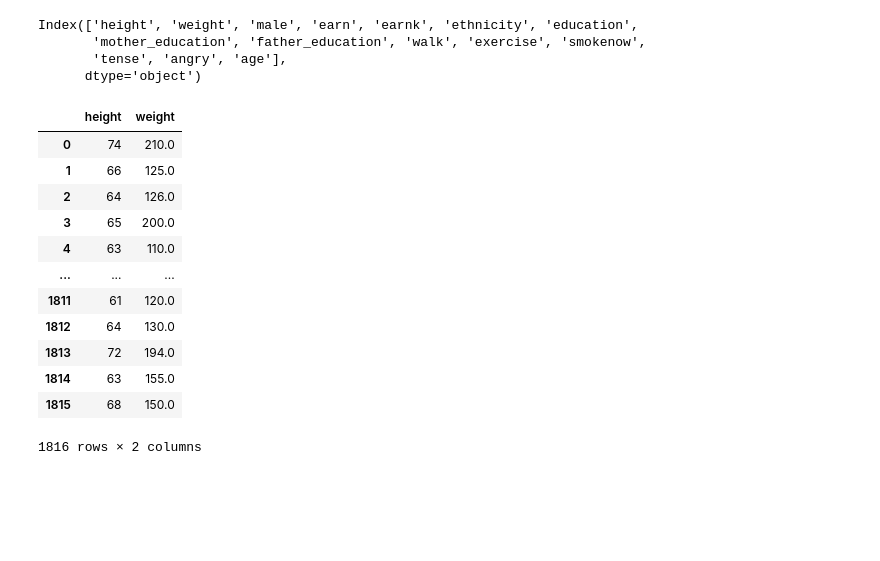
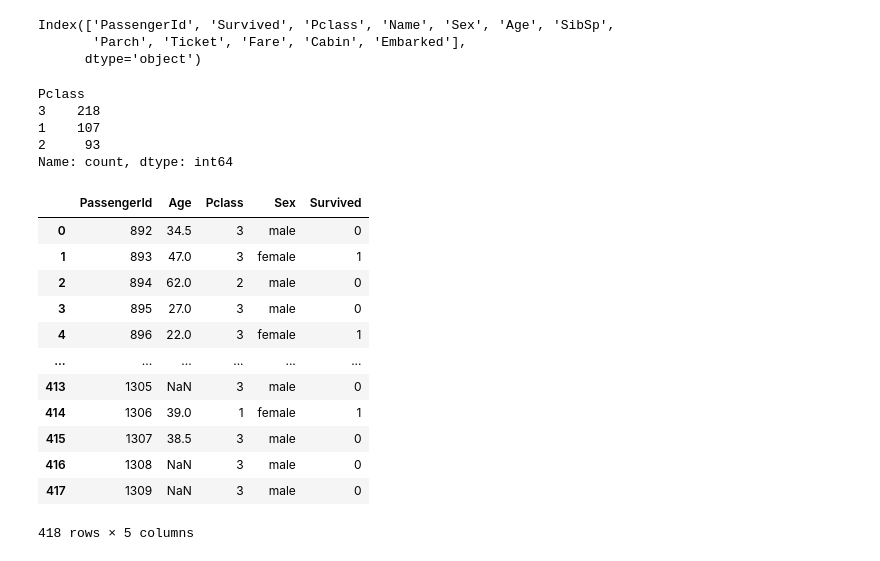
Before and after one commit to rownlet/desafioLatam, a Jupyter notebook: Tutoria_6_python_estadistica_g82.ipynb, the cells around one changed output. Drawn from its saved outputs; the diff is of its cells as text; code cells hidden in the pictures; blank space fills up the shorter version.

```diff
--- a/Tutoria_6_python_estadistica_g82.ipynb
+++ b/Tutoria_6_python_estadistica_g82.ipynb
@@ -237,27 +29,34 @@ sns.pairplot(df2)
 # %%
-df2.columns
+data.columns
 # %% [output]
-Index(['height', 'weight', 'male', 'earn', 'earnk', 'ethnicity', 'education',
-       'mother_education', 'father_education', 'walk', 'exercise', 'smokenow',
-       'tense', 'angry', 'age'],
+Index(['PassengerId', 'Survived', 'Pclass', 'Name', 'Sex', 'Age', 'SibSp',
+       'Parch', 'Ticket', 'Fare', 'Cabin', 'Embarked'],
       dtype='object')
-# %%
-df_modelo = df2[['height','weight']]
-df_modelo
-# %% [output]
-|  | height | weight |
-| 0 | 74 | 210.0 |
-| 1 | 66 | 125.0 |
-| 2 | 64 | 126.0 |
-| 3 | 65 | 200.0 |
-| 4 | 63 | 110.0 |
-| ... | ... | ... |
-| 1811 | 61 | 120.0 |
-| 1812 | 64 | 130.0 |
-| 1813 | 72 | 194.0 |
-| 1814 | 63 | 155.0 |
-| 1815 | 68 | 150.0 |
-1816 rows × 2 columns
+# %%
+data['Pclass'].value_counts()
+# %% [output]
+Pclass
+3    218
+1    107
+2     93
+Name: count, dtype: int64
+# %%
+df_modelo = data[['PassengerId','Age','Pclass','Sex','Survived']]
+df_modelo
+# %% [output]
+|  | PassengerId | Age | Pclass | Sex | Survived |
+| 0 | 892 | 34.5 | 3 | male | 0 |
+| 1 | 893 | 47.0 | 3 | female | 1 |
+| 2 | 894 | 62.0 | 2 | male | 0 |
+| 3 | 895 | 27.0 | 3 | male | 0 |
+| 4 | 896 | 22.0 | 3 | female | 1 |
+| ... | ... | ... | ... | ... | ... |
+| 413 | 1305 | NaN | 3 | male | 0 |
+| 414 | 1306 | 39.0 | 1 | female | 1 |
+| 415 | 1307 | 38.5 | 3 | male | 0 |
+| 416 | 1308 | NaN | 3 | male | 0 |
+| 417 | 1309 | NaN | 3 | male | 0 |
+418 rows × 5 columns
 # %%
 df_modelo.info()
 # %% [output]
```
Also changed, not shown: parts of 66 cells of this notebook.
